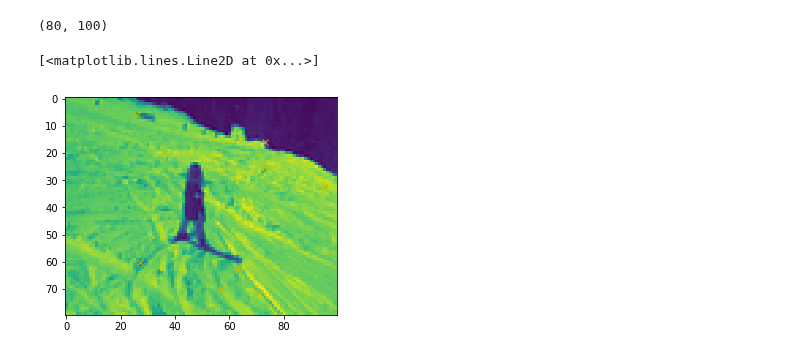
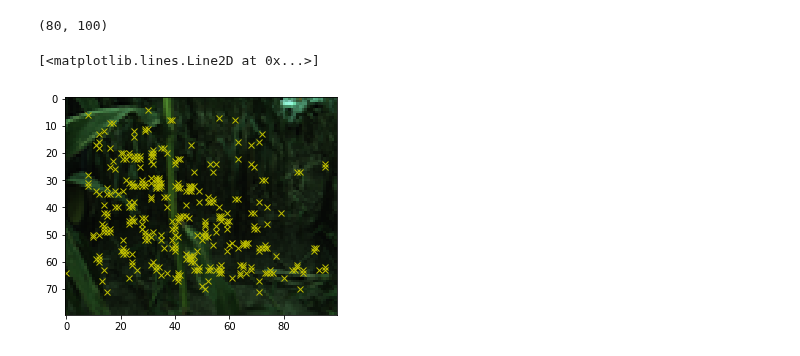
Before and after one commit to srini-cmu/specialized-superpoint, a Jupyter notebook: homography.ipynb, the cells around one changed output. Cells and saved outputs as stored; diff of their text form; code cells hidden in the pictures.

```diff
--- a/homography.ipynb
+++ b/homography.ipynb
@@ -124,6 +124,7 @@ img_dir = '../test_coco/'
 imgsList = os.listdir(img_dir)
 clr_imgs = [Image.open(img_dir+img).resize((100,80),Image.ANTIALIAS) for img in imgsList]
 
+clr_plant = Image.open('../tesrt/qc_left_br_023_1481830517.76.png').resize((100,80),Image.ANTIALIAS)
 # net = model.eval()
 
 # a = {}
@@ -139,21 +140,22 @@ clr_imgs = [Image.open(img_dir+img).resize((100,80),Image.ANTIALIAS) for img in
 
 # show_results(a,10)
 
-clr_img_array = np.array(clr_imgs[5].convert('L'))
+#clr_img_array = np.array(clr_imgs[5].convert('L'))
+clr_img_array = np.array(clr_plant.convert('L'))
 print(clr_img_array.shape)
 # %% [output]
 (80, 100)
 # %%
 # example usage of homo_adapt_helper
 pts = homo_adapt_helper(clr_img_array,model)
 
 # show selected points
 fig=plt.figure()
-plt.imshow(Image.fromarray(clr_img_array))
+plt.imshow(clr_plant)
 plt.plot(pts[:,1],pts[:,0],'xy')
 # %% [output]
 [<matplotlib.lines.Line2D at 0x...>]
-[figure, old version]
+[figure, new version]
 # %%
 def homo_adapt_helper(image, net):
     """
```
Also changed, not shown: parts of 2 cells of this notebook, 1 other file.
